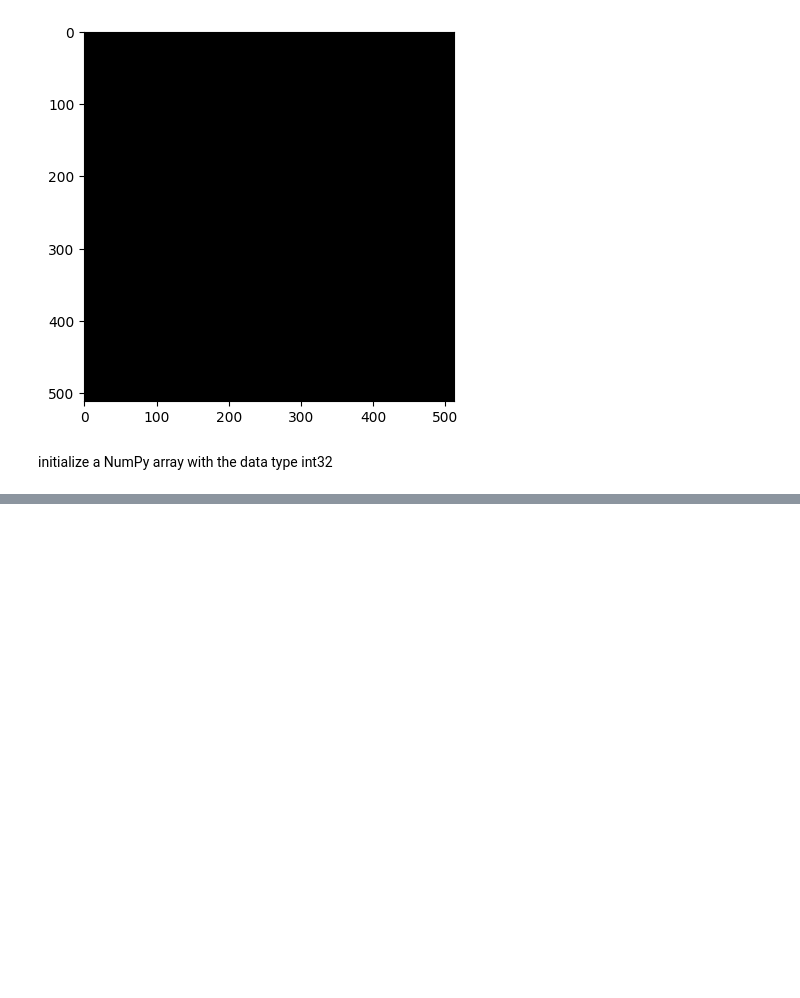
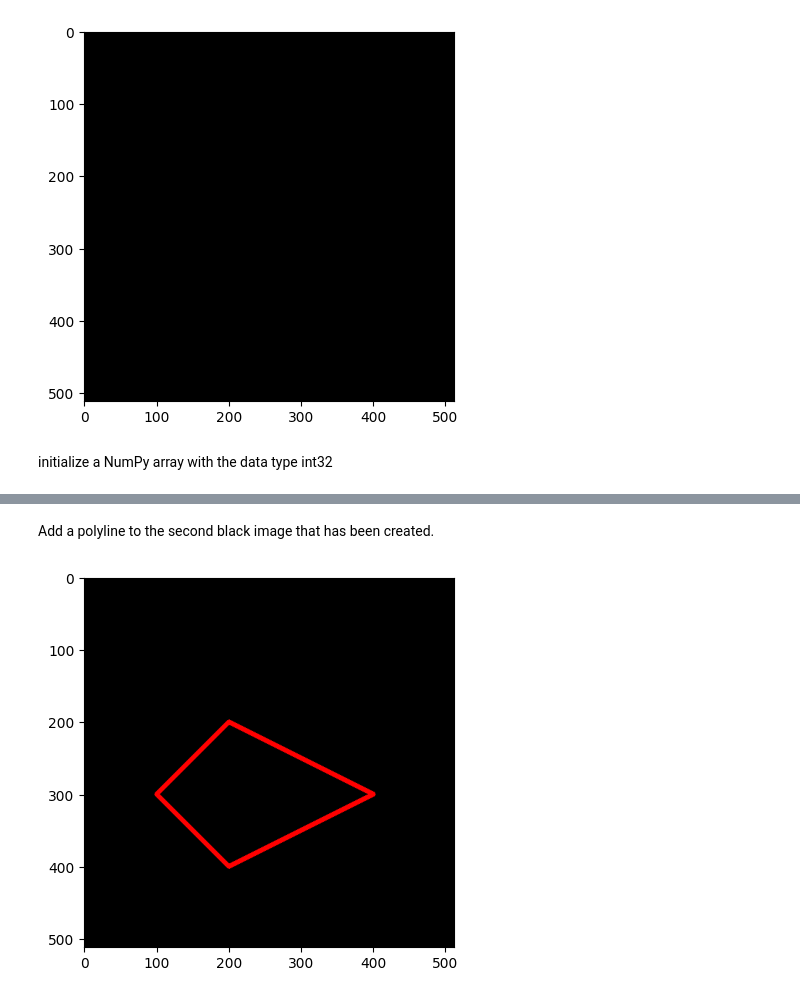
Before and after one commit to Majid5654/Erwan-Majid_PCVK_Ganjil_2025, a Jupyter notebook: Week2.ipynb, the cells around one changed output, grey strips where cells are left out. Saved outputs shown, nothing was run; the diff lists cells and outputs as text; code cells hidden in the pictures; blank space fills up the shorter version.

```diff
--- a/Week2.ipynb
+++ b/Week2.ipynb
@@ -136,3 +136,13 @@ plt.imshow(black_img2)
 [figure]
 # %% [markdown]
 initialize a NumPy array with the data type int32
+# %%
+import numpy as np
+
+vertices = np.array([
+    [100, 300],
+    [200, 200],
+    [400, 300],
+    [200, 400]
+], dtype=np.int32)
+vertices
@@ -138,0 +156,3 @@ initialize a NumPy array with the data type int32
+# %%
+pts = vertices.reshape((-1, 1, 2))
+print(pts)
@@ -138,0 +167,8 @@ initialize a NumPy array with the data type int32
+# %% [markdown]
+Add a polyline to the second black image that has been created.
+# %%
+cv.polylines(black_img2, [pts], isClosed=True, color=(255, 0, 0), thickness=5)
+plt.imshow(black_img2)
+plt.show()
+# %% [output]
+[figure, added]
```
Also changed, not shown: parts of 3 cells of this notebook.
